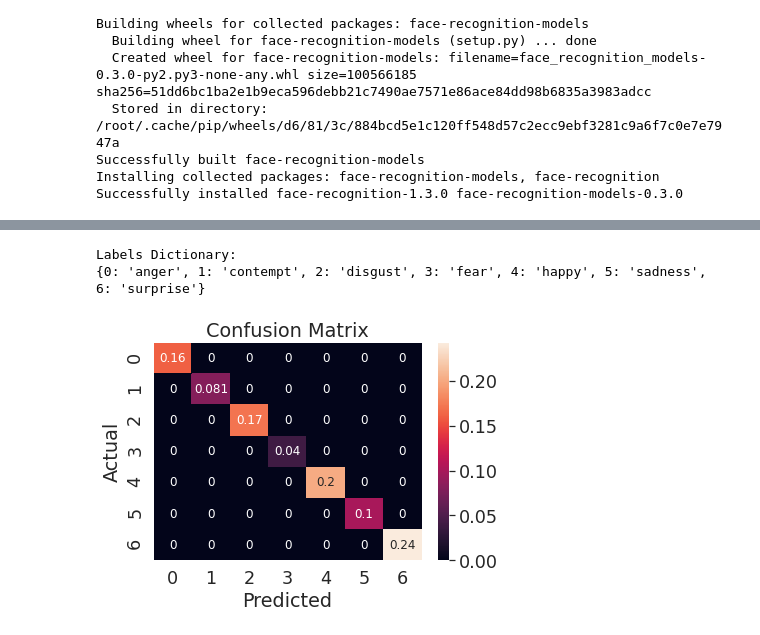
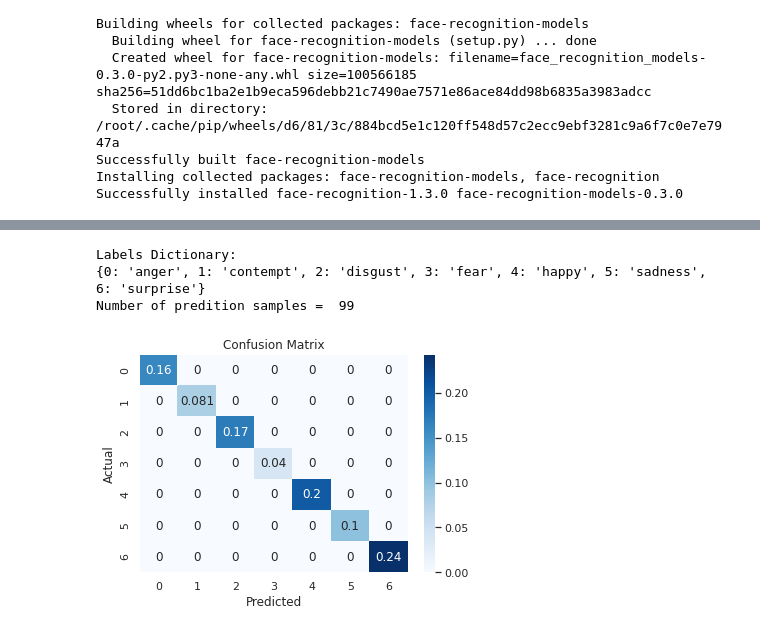
Before and after one commit to Tithra/Computer-Vision-DNN, a Jupyter notebook: FaceRecognition.v2.ipynb, the cells around one changed output, grey strips where cells are left out. Saved outputs shown, nothing was run; the diff lists cells and outputs as text; code cells hidden in the pictures.

```diff
--- a/FaceRecognition.v2.ipynb
+++ b/FaceRecognition.v2.ipynb
@@ -81,8 +81,8 @@ def load_CKplus_split():
   x = pd.read_csv("/content/drive/MyDrive/Colab Notebooks/SIT723/inputs.csv",header=None)
   y = pd.read_csv("/content/drive/MyDrive/Colab Notebooks/SIT723/labels.csv",header=None)
   x, y = shuffle(x, y,random_state = 2021)
-  x_train, x_test, y_train, y_test = train_test_split(x, y,test_size=147, random_state=2021)
-  x_train, x_val, y_train, y_val = train_test_split(x_train, y_train,test_size=147, random_state=2021)
+  x_train, x_test, y_train, y_test = train_test_split(x, y,test_size=98, random_state=2021)
+  x_train, x_val, y_train, y_val = train_test_split(x_train, y_train,test_size=98, random_state=2021)
 
   x_train = np.array(x_train)
   x_train = x_train.reshape(len(x_train),48,48,1)
@@ -115,7 +115,6 @@ def load_FER2013():
   y_val = np.array(y_val)
   return x_train, y_train, x_test, y_test, x_val, y_val
 
-
 x_train, y_train, x_test, y_test, x_val, y_val = load_CKplus_split()
 # %%
 #face recognition packages
@@ -298,7 +301,7 @@ x_val = valx.copy()
 y_val = valy.copy()'''
 
 # Input image dimensions.
-input_shape = x_train.shape[1:]
+input_shape = x[1:]
 
 # Convert class vectors to binary class matrices.
 y = to_categorical(y, num_classes)
@@ -457,23 +439,25 @@ Plot the accuracy (Train and Validation)
 # %%
 #test images
 from sklearn.metrics import confusion_matrix
 import seaborn as sn
 
 print('Labels Dictionary:')
 print(emotion)
+print('Number of predition samples = ', len(x_test))
 pred = model.predict(x_test)
 cm = confusion_matrix( np.argmax(y_test,1),pred.argmax(1),normalize='all')
 #cm = cm.astype('float')/cm.sum(axis=1)[:, np.newaxis]
-sn.set(font_scale=1.6) # for label size
-sn.heatmap(cm, annot=True, annot_kws={"size": 12}) # font size
+sn.set(font_scale=1.0) # for label size
+sn.heatmap(cm, annot=True, annot_kws={"size": 12},cmap=plt.cm.Blues) # font size
 plt.title('Confusion Matrix')
 plt.ylabel('Actual')
 plt.xlabel('Predicted')
 plt.show()
 # %% [output]
 Labels Dictionary:
 {0: 'anger', 1: 'contempt', 2: 'disgust', 3: 'fear', 4: 'happy', 5: 'sadness', 6: 'surprise'}
+Number of predition samples =  99
-[figure, old version]
+[figure, new version]
 # %%
 from tensorflow.keras.datasets import cifar10
 from tensorflow.keras.models import Sequential
```
Also changed, not shown: parts of 3 cells of this notebook.
